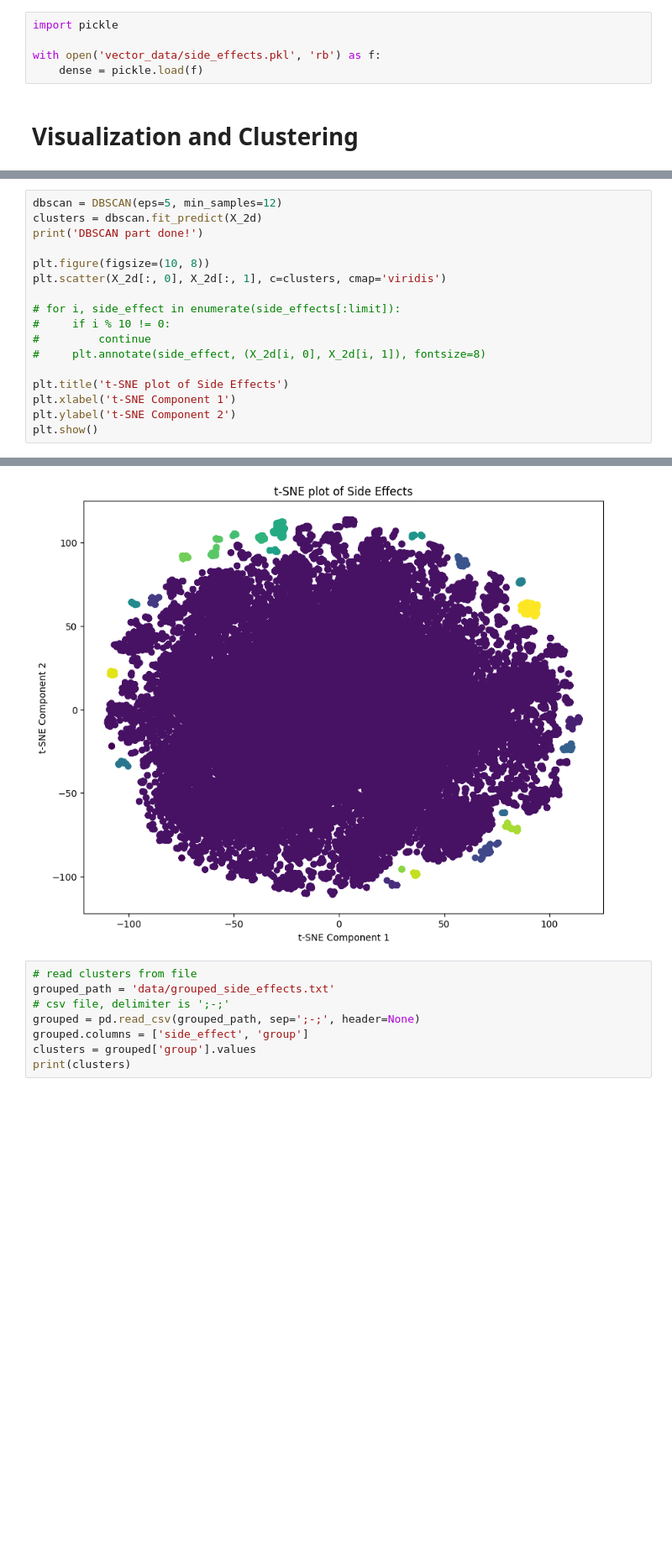
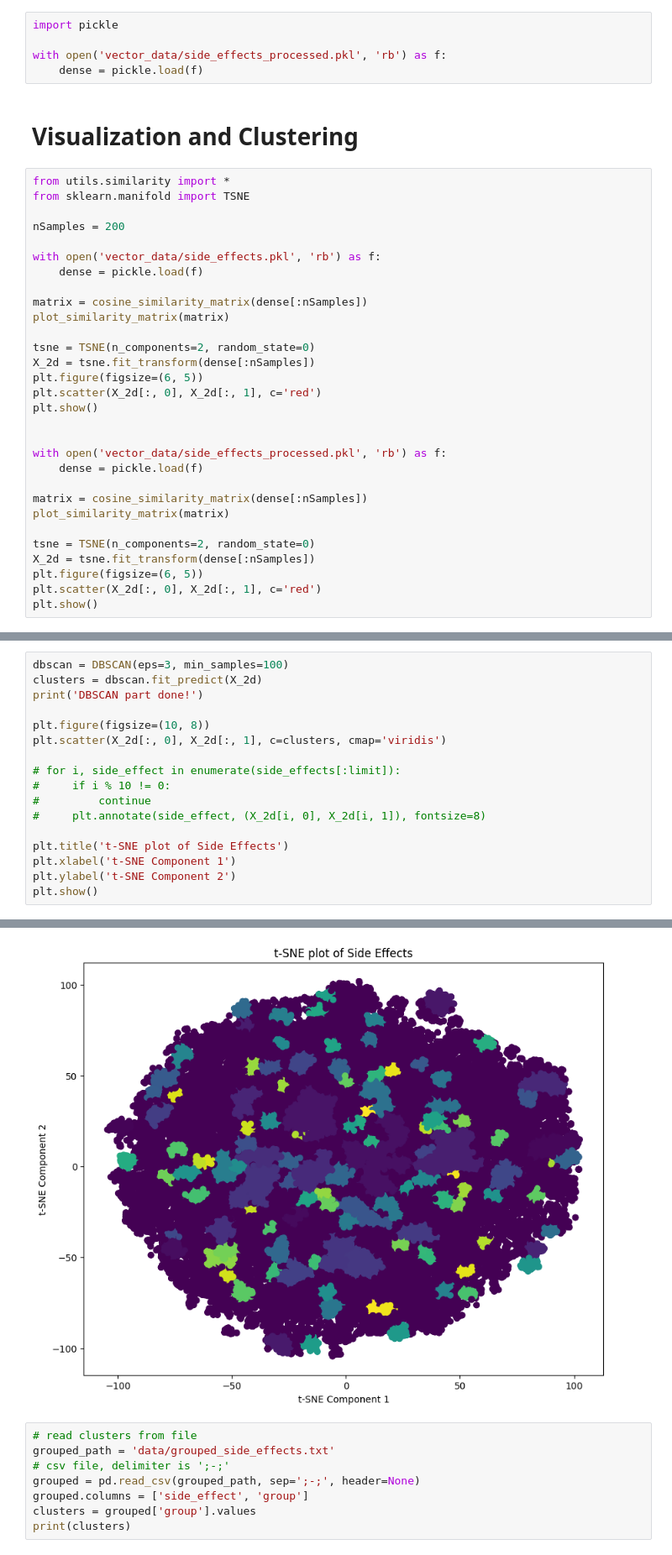
Before and after one commit to KorawutMing/drug-prediction, a Jupyter notebook: side_effects_visualization.ipynb, the cells around one changed output, grey strips where cells are left out. Shown at 84% size. Cells and saved outputs as stored; diff of their text form; blank space fills up the shorter version.

```diff
--- a/side_effects_visualization.ipynb
+++ b/side_effects_visualization.ipynb
@@ -59,7 +59,37 @@ limit = 75604
 # %%
 import pickle
 
-with open('vector_data/side_effects.pkl', 'rb') as f:
+with open('vector_data/side_effects_processed.pkl', 'rb') as f:
     dense = pickle.load(f)
 # %% [markdown]
 # Visualization and Clustering
+# %%
+from utils.similarity import *
+from sklearn.manifold import TSNE
+
+nSamples = 200
+
+with open('vector_data/side_effects.pkl', 'rb') as f:
+    dense = pickle.load(f)
+
+matrix = cosine_similarity_matrix(dense[:nSamples])
+plot_similarity_matrix(matrix)
+
+tsne = TSNE(n_components=2, random_state=0)
+X_2d = tsne.fit_transform(dense[:nSamples])
+plt.figure(figsize=(6, 5))
+plt.scatter(X_2d[:, 0], X_2d[:, 1], c='red')
+plt.show()
+
+
+with open('vector_data/side_effects_processed.pkl', 'rb') as f:
+    dense = pickle.load(f)
+
+matrix = cosine_similarity_matrix(dense[:nSamples])
+plot_similarity_matrix(matrix)
+
+tsne = TSNE(n_components=2, random_state=0)
+X_2d = tsne.fit_transform(dense[:nSamples])
+plt.figure(figsize=(6, 5))
+plt.scatter(X_2d[:, 0], X_2d[:, 1], c='red')
+plt.show()
@@ -85,23 +120,23 @@ t-SNE part done!
 # %%
-dbscan = DBSCAN(eps=5, min_samples=12)
+dbscan = DBSCAN(eps=3, min_samples=100)
 clusters = dbscan.fit_predict(X_2d)
 print('DBSCAN part done!')
 
 plt.figure(figsize=(10, 8))
 plt.scatter(X_2d[:, 0], X_2d[:, 1], c=clusters, cmap='viridis')
 
 # for i, side_effect in enumerate(side_effects[:limit]):
 #     if i % 10 != 0:
 #         continue
 #     plt.annotate(side_effect, (X_2d[i, 0], X_2d[i, 1]), fontsize=8)
 
 plt.title('t-SNE plot of Side Effects')
 plt.xlabel('t-SNE Component 1')
 plt.ylabel('t-SNE Component 2')
 plt.show()
 # %% [output]
 DBSCAN part done!
-[figure, old version]
+[figure, new version]
 # %%
 # read clusters from file
 grouped_path = 'data/grouped_side_effects.txt'
```
Also changed, not shown: parts of 3 cells of this notebook, 2 other files.
